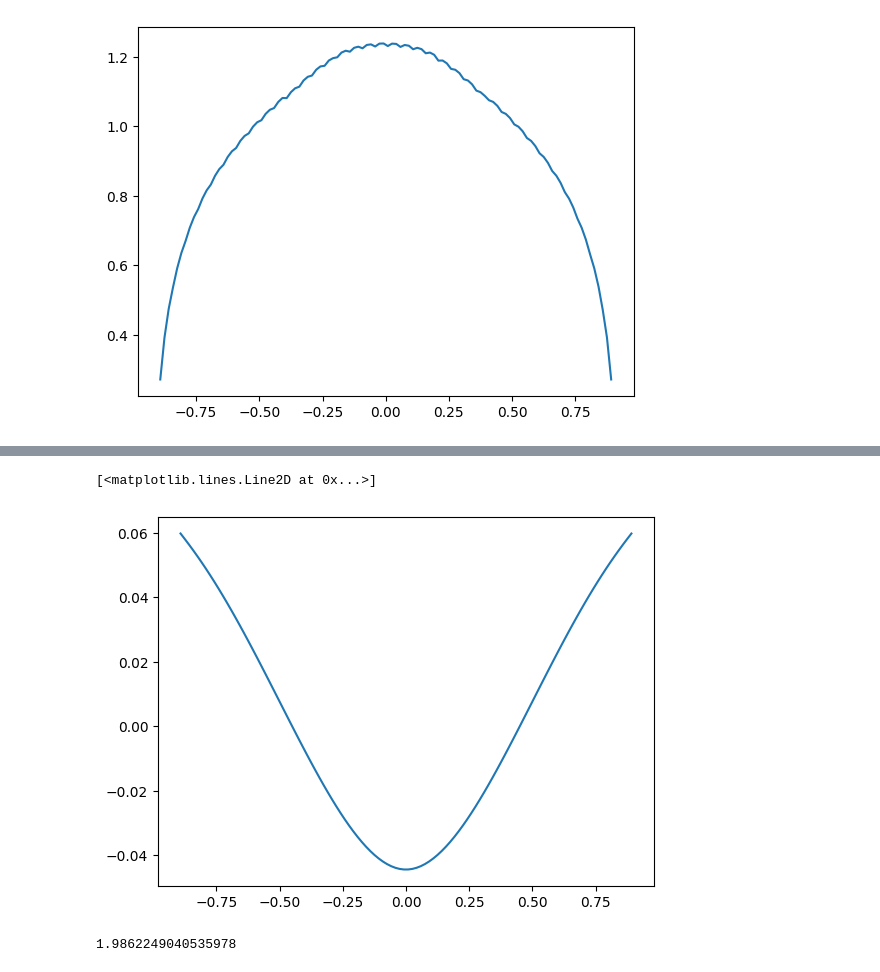
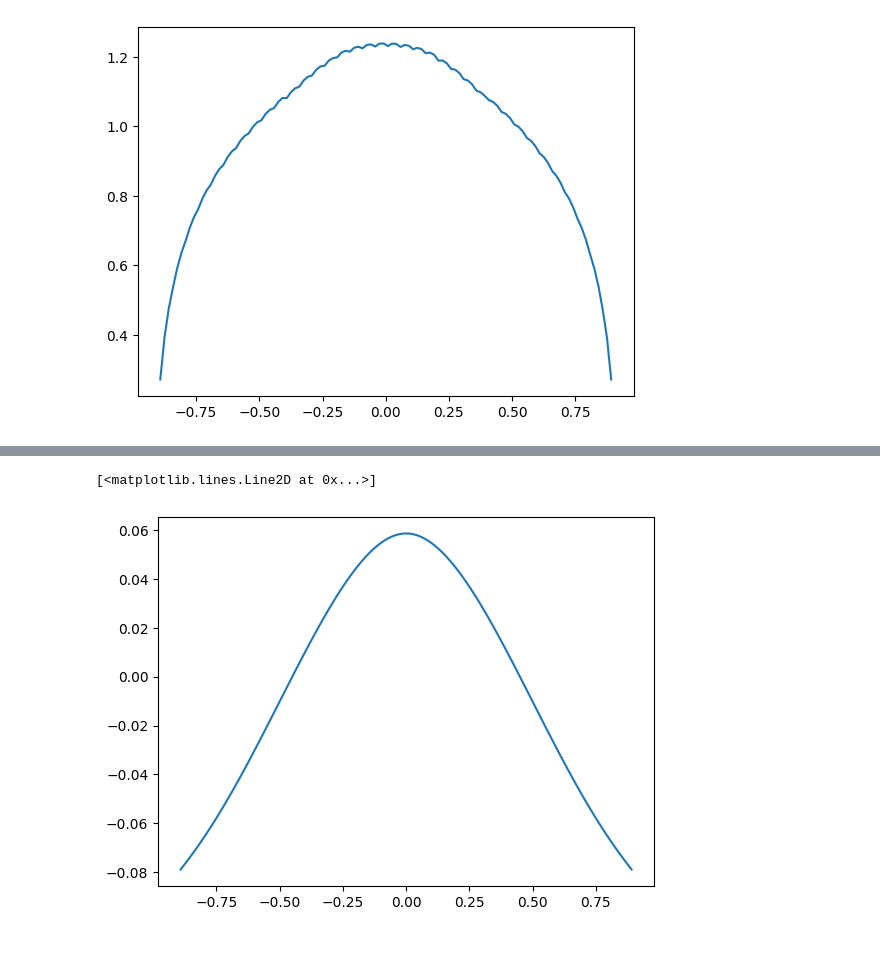
Before and after one commit to ubcuas/Aircraft-Scripts-2023, a Jupyter notebook: Beam_bending_Python/main.ipynb, the cells around one changed output, grey strips where cells are left out. Drawn from its saved outputs; the diff is of its cells as text; code cells hidden in the pictures.

Commit message:
implemented plane weight in wing spar deflection

```diff
--- a/Beam_bending_Python/main.ipynb
+++ b/Beam_bending_Python/main.ipynb
@@ -23,19 +40,19 @@ wing['y_span'] = df['y_span']
 wing['lift'] = df['lift']
 pin_a = -0.5
 pin_b = 0.5
-moment = []
+moment1a = []
 
 for index, row in wing.iterrows():
     if row['y_span'] < pin_a: # to left of pin a
-        moment.append(row['lift']*(row['y_span']-pin_a))
+        moment1a.append(-row['lift']*(row['y_span']-pin_a))
     elif row['y_span'] > pin_a and row['y_span'] < 0: # between pin a and center
-        moment.append(row['lift']*((row['y_span']-pin_a)))
+        moment1a.append(-row['lift']*((row['y_span']-pin_a)))
     elif row['y_span'] > 0 and row['y_span'] < pin_b: # between center and pin b
-        moment.append(row['lift']*(pin_b-(row['y_span'])))
+        moment1a.append(-row['lift']*(pin_b-(row['y_span'])))
     else: #to the right of pin b
-           moment.append(row['lift']*(pin_b-(row['y_span'])))
+           moment1a.append(-row['lift']*(pin_b-(row['y_span'])))
 
 
-plt.plot(wing['y_span'],moment)
+plt.plot(wing['y_span'],moment1a)
 # %% [output]
 [<matplotlib.lines.Line2D at 0x...>]
@@ -54,0 +82,7 @@ plt.plot(wing['y_span'], displacement,label = 'displacement')
+# %%
+theta1a = integrate.cumulative_trapezoid(moment1a,wing['y_span'],initial = 0)
+theta1a -= np.median(theta1a)
+plt.plot(wing['y_span'], theta1a,label = 'theta1a')
+displacement1a = integrate.cumulative_trapezoid(theta1a, wing['y_span'], initial=0)
+displacement1a -= np.median(displacement1a)
+plt.plot(wing['y_span'], displacement1a,label = 'displacement1a')
@@ -55,23 +102,15 @@ plt.plot(wing['y_span'], displacement,label = 'displacement')
 # %%
-E = 300*10**9                           # GPA
-d_in = 0.01905                          # m
-d_out = 0.021082                        # m
-I = ((np.pi)/64) * (d_out**4-d_in**4)   # m^4
+E = 227.527*10**9                           # GPA
+ID = 0.01905                                # m
+OD = 0.021082                               # m
+I = ((np.pi)/64) * (OD**4-ID**4)            # m^4
 
-displacement_scaled = []
+displacement1a_scaled = []
 
-for x in displacement:
-    displacement_scaled.append((x/(E*I))*1000)      #displacement in mm
+for x in displacement1a:
+    displacement1a_scaled.append((x/(E*I))*1000)      #displacement in mm
 
-plt.plot(wing['y_span'], displacement_scaled,label = 'displacement')
+plt.plot(wing['y_span'], displacement1a_scaled)
 # %% [output]
 [<matplotlib.lines.Line2D at 0x...>]
-[figure, old version]
+[figure, new version]
-# %%
-moment_max = max(moment, key=abs)               #N*m
-
-stress_max = ((moment_max*(d_out/2))/I)/10**6   #MPa
-
-stress_max
-# %% [output]
-1.9862249040535978
```
Also changed, not shown: parts of 10 cells of this notebook.
